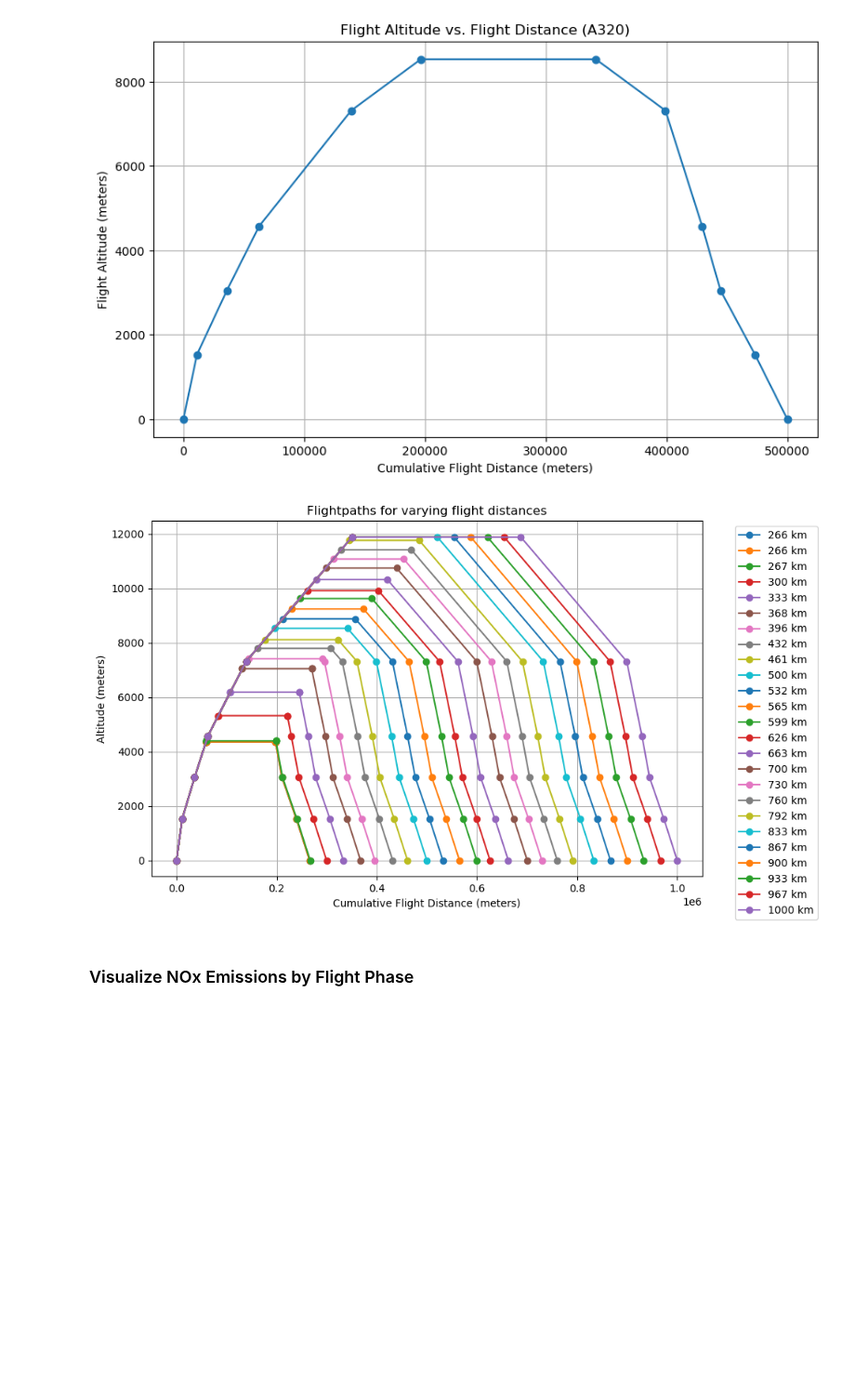
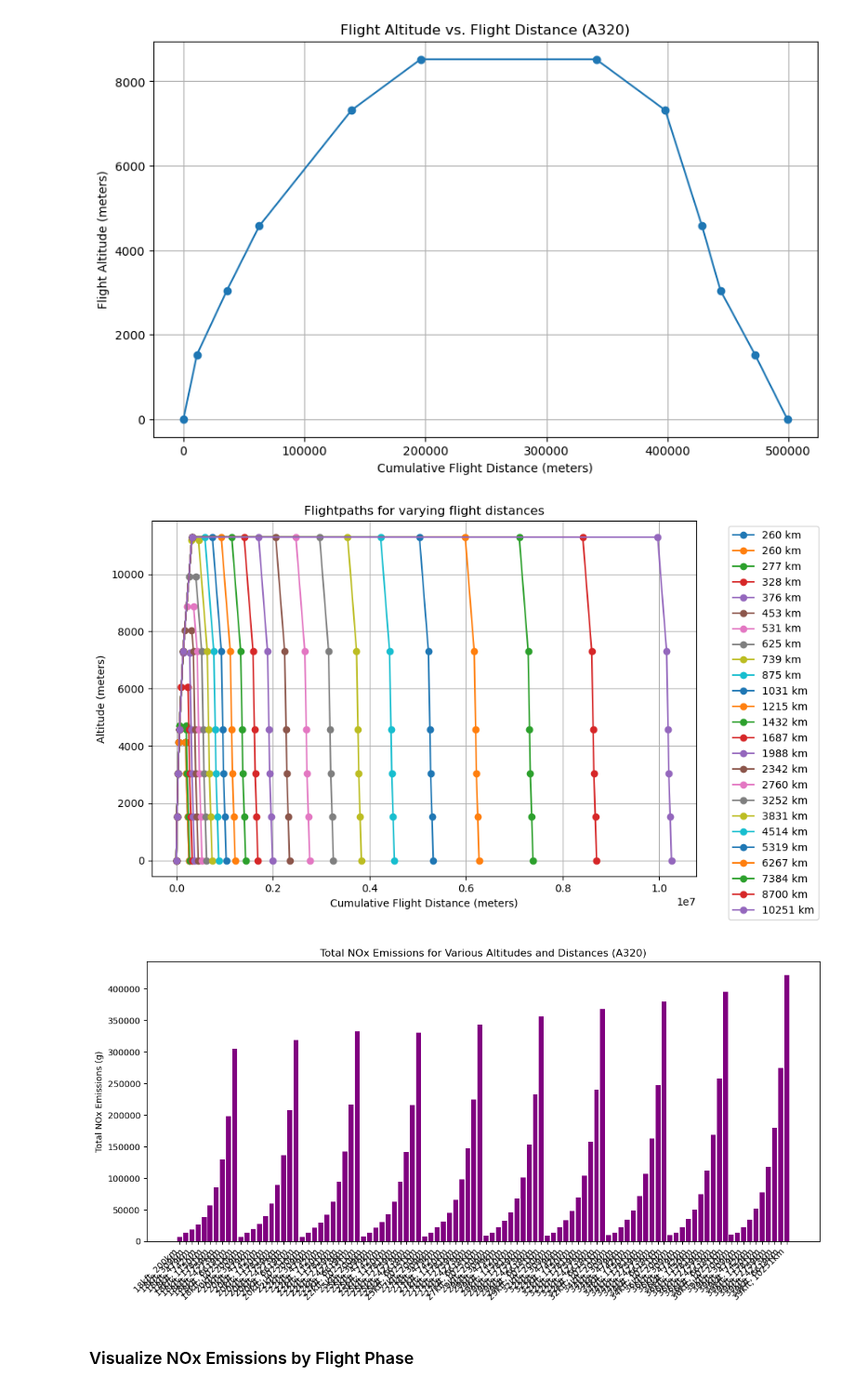
Before and after one commit to Centre-for-Atmospheric-Science-Cam-Chem/ConflictTrails, a Jupyter notebook: driver.ipynb, the cells around one changed output. Shown at 93% size. Drawn from its saved outputs; the diff is of its cells as text; code cells hidden in the pictures; blank space fills up the shorter version.

```diff
--- a/driver.ipynb
+++ b/driver.ipynb
@@ -409,21 +481,66 @@ plt.grid(True)
 plt.show()
 # %% [output]
 [figure]
-# %%
-# Generate 25 flight distances (km) linearly spaced from 200 to 5000 km.
-num_flightpaths = 25
-flight_distances = np.linspace(200, 1000, num_flightpaths)
-flightpaths = [0] * num_flightpaths
-
-# Loop through each flight distance and generate the flightpath.
-for ii in np.arange(num_flightpaths):
-    d_km = flight_distances[ii]
-    # Generate flightpath for a given flight distance (in km)
-    fp = generate_flightpath(aircraft_typecode, d_km, performance_and_emissions_model)
-    flightpaths[ii] = fp
-plot_flightpaths(flightpaths)
-# %% [output]
-[figure, removed]
+# %%
+# Generate 25 flight distances (km) with more samples at shorter distances using a non-linear (quadratic) spacing.
+max_distances = pd.read_csv(f'/scratch/omg28/Data/no_track2024/{start_time_simple}_to_{stop_time_simple}_typecode_max_distances.csv')
+max_distance_km = max_distances.loc[max_distances['typecode'] == aircraft_typecode, 'max_distance_km'].max()
+num_flightpaths = 25
+
+# Use quadratic spacing: more points at the start, fewer at the end
+# Use logarithmic spacing: more points at the start, fewer at the end
+flight_distances = np.logspace(np.log10(200), np.log10(max_distance_km), num_flightpaths)
+flightpaths = [0] * num_flightpaths
+
+
+for ii in range(num_flightpaths):
+    d_km = flight_distances[ii]
+    fp = generate_flightpath(aircraft_typecode, d_km, performance_and_emissions_model)
+    flightpaths[ii] = fp
+
+plot_flightpaths(flightpaths)
+
+# Generate a grid of flight profiles varying both cruising altitude and total flight distance
+max_cruise_altitude_ft = performance_and_emissions_model.loc[
+    performance_and_emissions_model['typecode'] == aircraft_typecode, 'cruise_Ceiling'
+].max() * 1e2
+
+num_altitudes = 10
+num_distances = 10
+cruise_altitudes_ft = np.linspace(18000, max_cruise_altitude_ft, num_altitudes)
+# Use quadratic spacing for grid as well
+flight_distances_km = np.logspace(np.log10(200), np.log10(max_distance_km), num_distances)
+
+flightpaths_grid = []
+labels = []
+
+for alt_ft in cruise_altitudes_ft:
+    for d_km in flight_distances_km:
+        fp = generate_flightpath(aircraft_typecode, d_km, performance_and_emissions_model, cruise_altitude_ft=alt_ft)
+        flightpaths_grid.append(fp)
+        labels.append(f"{int(alt_ft/1000)}kft, {int(d_km)}km")
+
+# Example: plot total NOx emissions for each profile
+total_nox = []
+for fp in flightpaths_grid:
+    nox = 0
+    for k in ['NOx_climb_0_5', 'NOx_climb_5_10', 'NOx_climb_10_15', 'NOx_climb_15_24', 'NOx_climb_ceil']:
+        nox += fp['climb'].get(k, 0)
+    for k in ['NOx_descent_ceil', 'NOx_descent_24_15', 'NOx_descent_15_10', 'NOx_descent_10_5', 'NOx_descent_5_0']:
+        nox += fp['descent'].get(k, 0)
+    nox += fp.get('cruise', {}).get('NOx_cruise', 0)
+    total_nox.append(nox)
+
+plt.figure(figsize=(12, 6))
+plt.bar(labels, total_nox, color='purple')
+plt.xticks(rotation=45, ha='right')
+plt.ylabel('Total NOx Emissions (g)')
+plt.title(f'Total NOx Emissions for Various Altitudes and Distances ({aircraft_typecode})')
+plt.tight_layout()
+plt.show()
+# %% [output]
+[figure, added]
+[figure, added]
 # %% [markdown]
 ### Visualize NOx Emissions by Flight Phase
 # %%
```
Also changed, not shown: parts of 25 cells of this notebook, 1 other file.
